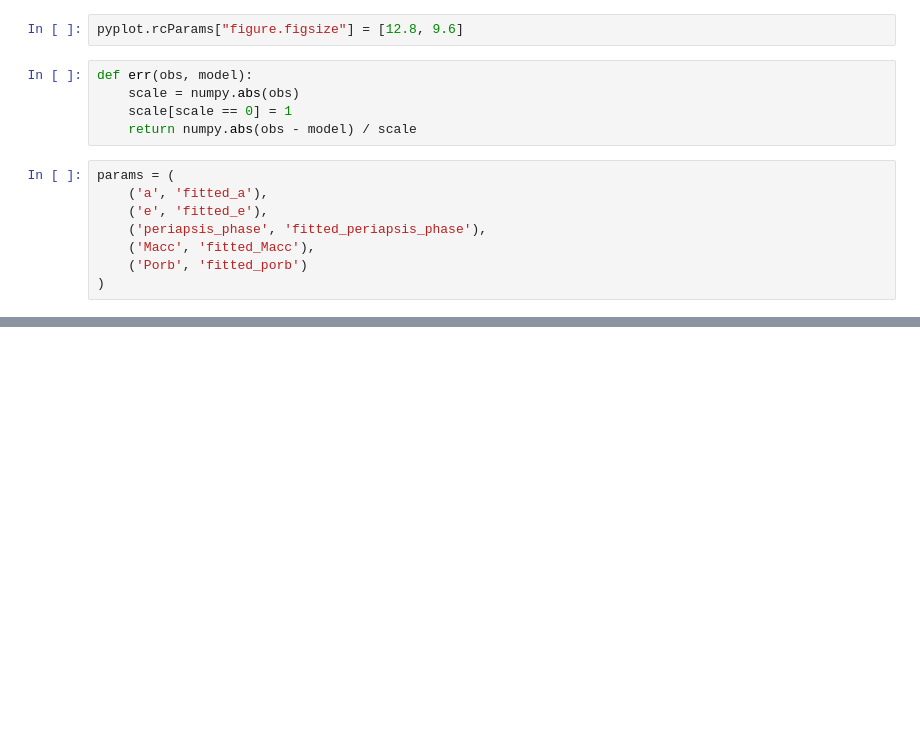
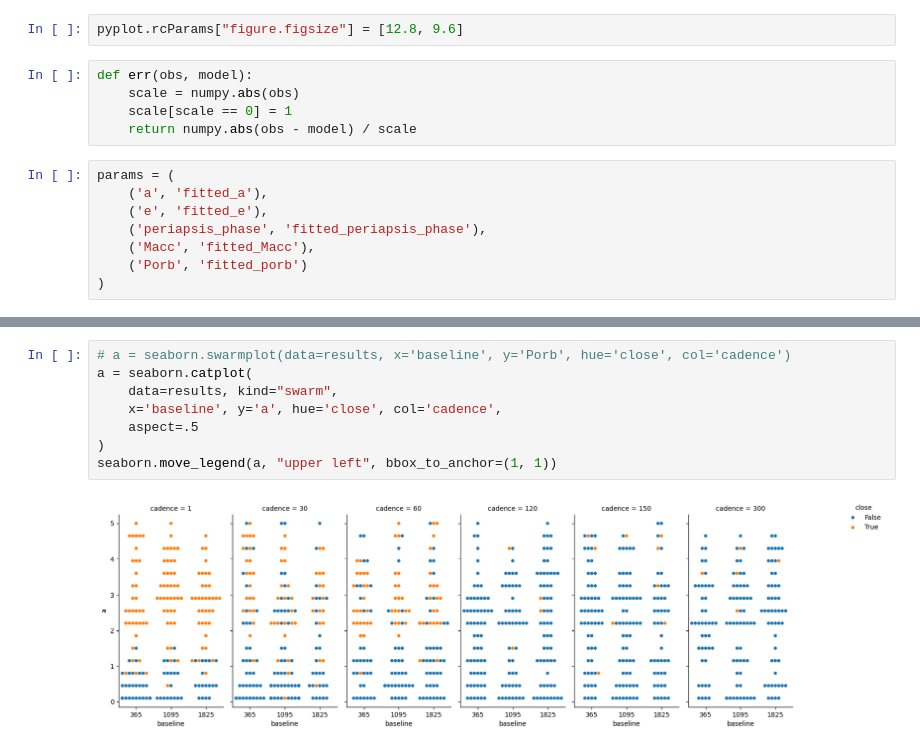
Before and after one commit to adammcmaster/self_lensing_radial_velocity, a Jupyter notebook: src/plot_fitted_timeseries_results.ipynb, the cells around one changed output, grey strips where cells are left out. Drawn from its saved outputs; the diff is of its cells as text; blank space fills up the shorter version.

```diff
--- a/src/plot_fitted_timeseries_results.ipynb
+++ b/src/plot_fitted_timeseries_results.ipynb
@@ -87,0 +121,10 @@ seaborn.scatterplot(data=results, x='baseline', y='err', hue='Porb')
+# %%
+# a = seaborn.swarmplot(data=results, x='baseline', y='Porb', hue='close', col='cadence')
+a = seaborn.catplot(
+    data=results, kind="swarm",
+    x='baseline', y='a', hue='close', col='cadence',
+    aspect=.5
+)
+seaborn.move_legend(a, "upper left", bbox_to_anchor=(1, 1))
+# %% [output]
+[figure, added]
```
Also changed, not shown: parts of 24 cells of this notebook, 6 other files.
